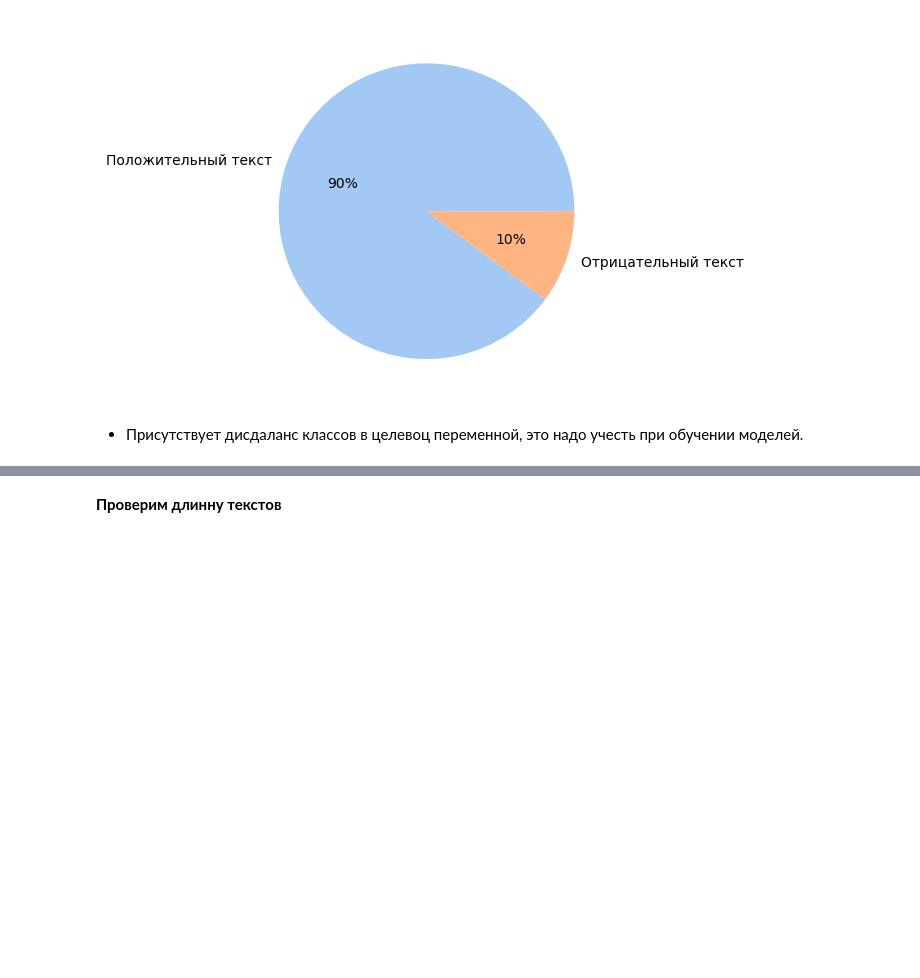
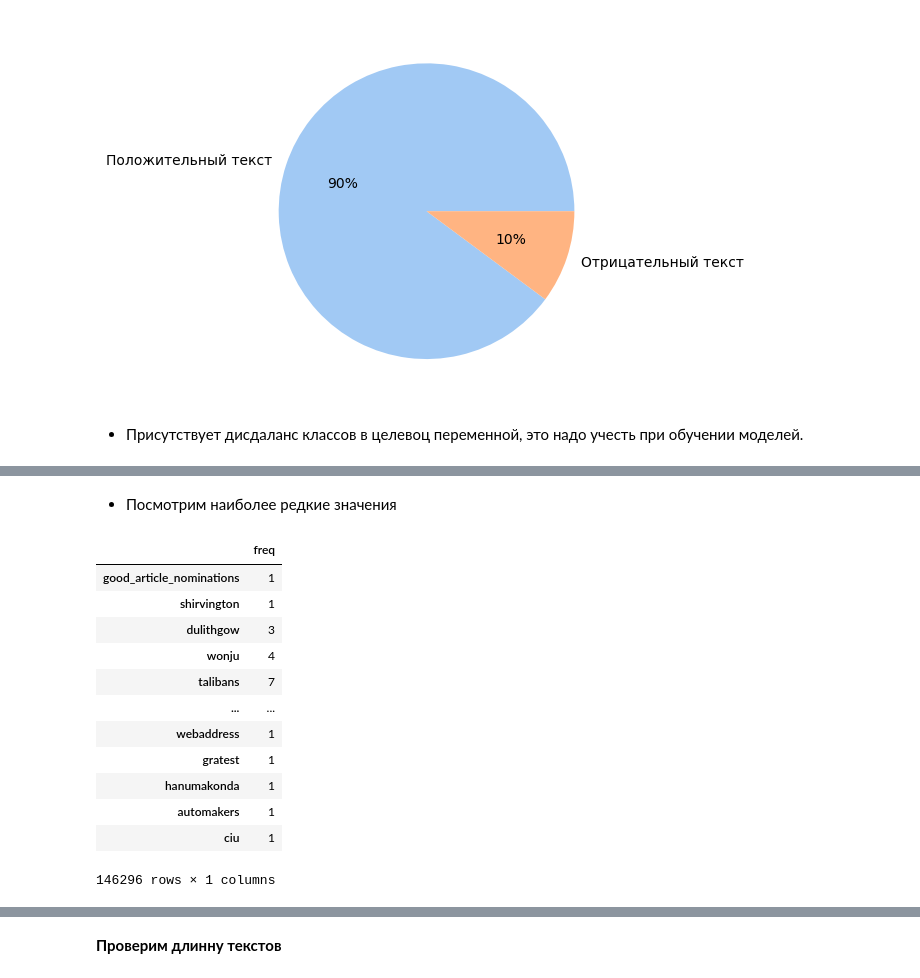
Before and after one commit to Denis-Mukhanov/toxic-comments, a Jupyter notebook: toxic_comments.ipynb, the cells around one changed output, grey strips where cells are left out. Drawn from its saved outputs; the diff is of its cells as text; code cells hidden in the pictures; blank space fills up the shorter version.

```diff
--- a/toxic_comments.ipynb
+++ b/toxic_comments.ipynb
@@ -178,0 +278,18 @@ plt.show()
+# %% [markdown]
+- Посмотрим наиболее редкие значения
+# %%
+freq_df[freq_df['freq'] < 10]
+# %% [output]
+|  | freq |
+| good_article_nominations | 1 |
+| shirvington | 1 |
+| dulithgow | 3 |
+| wonju | 4 |
+| talibans | 7 |
+| ... | ... |
+| webaddress | 1 |
+| gratest | 1 |
+| hanumakonda | 1 |
+| automakers | 1 |
+| ciu | 1 |
+146296 rows × 1 columns
```
Also changed, not shown: parts of 49 cells of this notebook.
